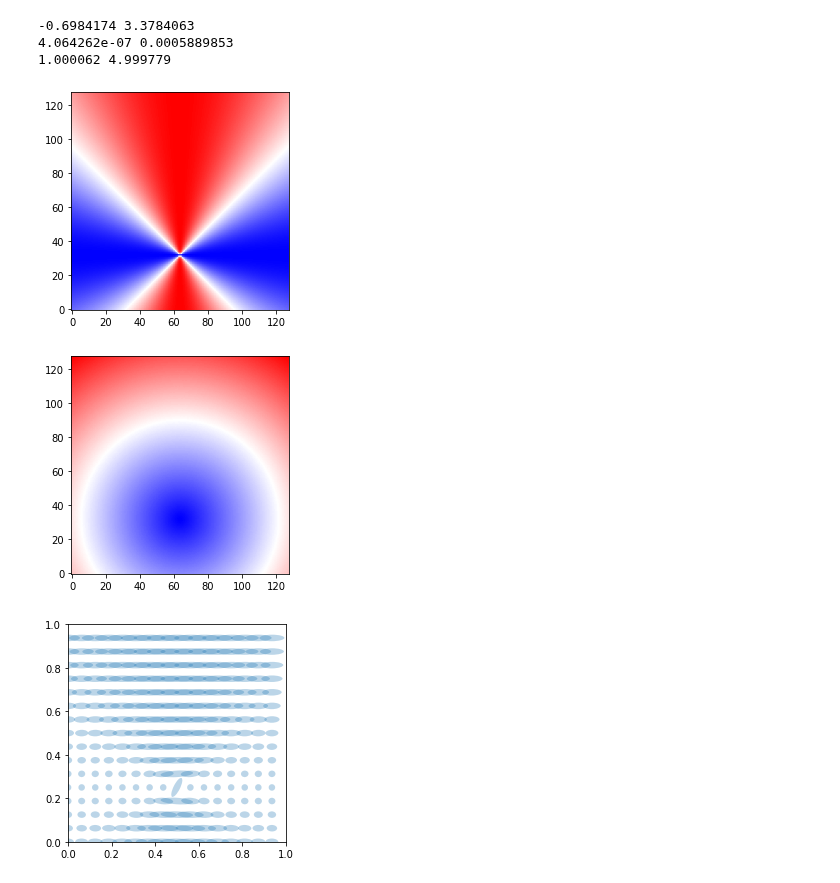
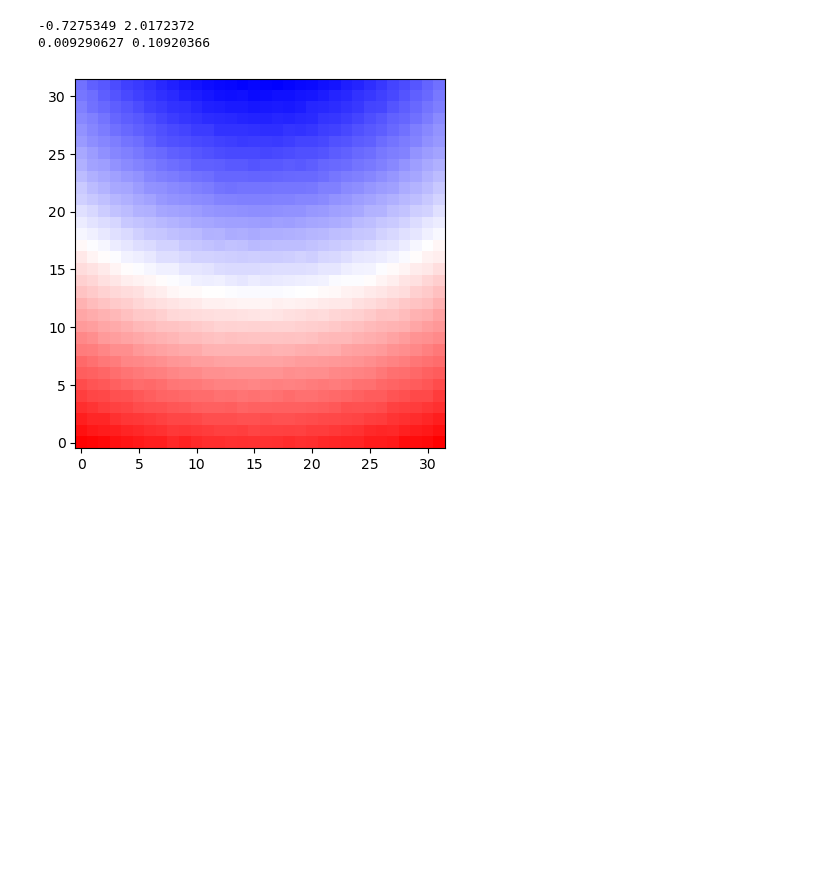
Before and after one commit to daseyb/tungsten, a Jupyter notebook: data/field-vis.ipynb, the cells around one changed output. Drawn from its saved outputs; the diff is of its cells as text; code cells hidden in the pictures; blank space fills up the shorter version.

```diff
--- a/data/field-vis.ipynb
+++ b/data/field-vis.ipynb
@@ -9,15 +9,17 @@ import matplotlib.transforms as transforms
 
 # Usually we use `%matplotlib inline`. However we need `notebook` for the anim to render in the notebook.
 
-file = "sphere-"
-nps = 128
-mean = np.reshape(np.fromfile(f'{file}mean-eval-avg-{nps}.bin', dtype=np.float32), (-1,nps,nps,nps))[0]
+directory = "testing/bake-csg"
+
+file = "csg-two-spheres-"
+nps = 32
+mean = np.reshape(np.fromfile(f'{directory}/{file}mean-eval-avg-{nps}.bin', dtype=np.float32), (-1,nps,nps,nps))[0]
 mean = np.transpose(mean, (0, 1, 2))
 
-var = np.reshape(np.fromfile(f'{file}var-eval-avg-{nps}.bin', dtype=np.float32), (-1,nps,nps,nps))[0]
+var = np.reshape(np.fromfile(f'{directory}/{file}var-eval-avg-{nps}.bin', dtype=np.float32), (-1,nps,nps,nps))[0]
 var = np.transpose(var, (0, 1, 2))
 
-aniso = np.reshape(np.fromfile(f'{file}aniso-{nps}.bin', dtype=np.float32), (-1,nps,nps,nps,6))[0]
+#aniso = np.reshape(np.fromfile(f'{file}aniso-{nps}.bin', dtype=np.float32), (-1,nps,nps,nps,6))[0]
 
 XS = np.linspace(-1, 1, nps)
 X, Y, Z = np.meshgrid(XS, XS, XS)
@@ -25,50 +27,47 @@ X, Y, Z = np.meshgrid(XS, XS, XS)
 print(mean.min(), mean.max())
 print(var.min(), var.max())
 
-print(aniso[64,:,:,1].min(), aniso[64,:,:,1].max())
+#print(aniso[64,:,:,1].min(), aniso[64,:,:,1].max())
 # %% [output]
--0.6984174 3.3784063
-4.064262e-07 0.0005889853
-1.000062 4.999779
+-0.7275349 2.0172372
+0.009290627 0.10920366
 # %%
-plt.imshow(aniso[64,:,:,1], aspect='equal', origin='lower', cmap="bwr")
-plt.show()
-plt.imshow(mean[64,:,:], aspect='equal', origin='lower', cmap="bwr")
+#plt.imshow(aniso[64,:,:,1], aspect='equal', origin='lower', cmap="bwr")
+#plt.show()
+plt.imshow(mean[16,:,:], aspect='equal', origin='lower', cmap="bwr")
 plt.show()
 
 
-ells = []
-for i in range(0, nps, 8):
-    for j in range(0, nps, 8):
-        aniso_vals = aniso[64,j,i]
+# ells = []
+# for i in range(0, nps, 8):
+#     for j in range(0, nps, 8):
+#         aniso_vals = aniso[64,j,i]
 
-        mat = np.array(
-            [[aniso_vals[0], aniso_vals[3]],
-             [aniso_vals[3], aniso_vals[1]]]
-        )
+#         mat = np.array(
+#             [[aniso_vals[0], aniso_vals[3]],
+#              [aniso_vals[3], aniso_vals[1]]]
+#         )
 
-        evals, evecs = np.linalg.eig(mat)
-        angle = np.arctan2(evecs[0,0], evecs[1,0])
+#         evals, evecs = np.linalg.eig(mat)
+#         angle = np.arctan2(evecs[0,0], evecs[1,0])
 
-        # Using a special case to obtain the eigenvalues of this
-        # two-dimensionl dataset.
-        ellipse = Ellipse(
-            xy=(i/nps,j/nps),
-            width=evals[0]*0.03,
-            height=evals[1]*0.03,
-            angle=angle/(np.pi*2) * 360)
-        ells.append(ellipse)
+#         # Using a special case to obtain the eigenvalues of this
+#         # two-dimensionl dataset.
+#         ellipse = Ellipse(
+#             xy=(i/nps,j/nps),
+#             width=evals[0]*0.03,
+#             height=evals[1]*0.03,
+#             angle=angle/(np.pi*2) * 360)
+#         ells.append(ellipse)
 
 
-fig, ax = plt.subplots(subplot_kw={'aspect': 'equal'})
-for e in ells:
-    ax.add_artist(e)
-    e.set_alpha(0.3)
-    #e.set_facecolor(np.random.rand(3))
+# fig, ax = plt.subplots(subplot_kw={'aspect': 'equal'})
+# for e in ells:
+#     ax.add_artist(e)
+#     e.set_alpha(0.3)
+#     #e.set_facecolor(np.random.rand(3))
 # %% [output]
-[figure, old version]
+[figure, new version]
-[figure, removed]
-[figure, removed]
 # %%
 # First set up the figure, the axis, and the plot element we want to animate
 fig, axs = plt.subplots(1, 2, figsize=(16,8) )
```
Also changed, not shown: 8 other files.
